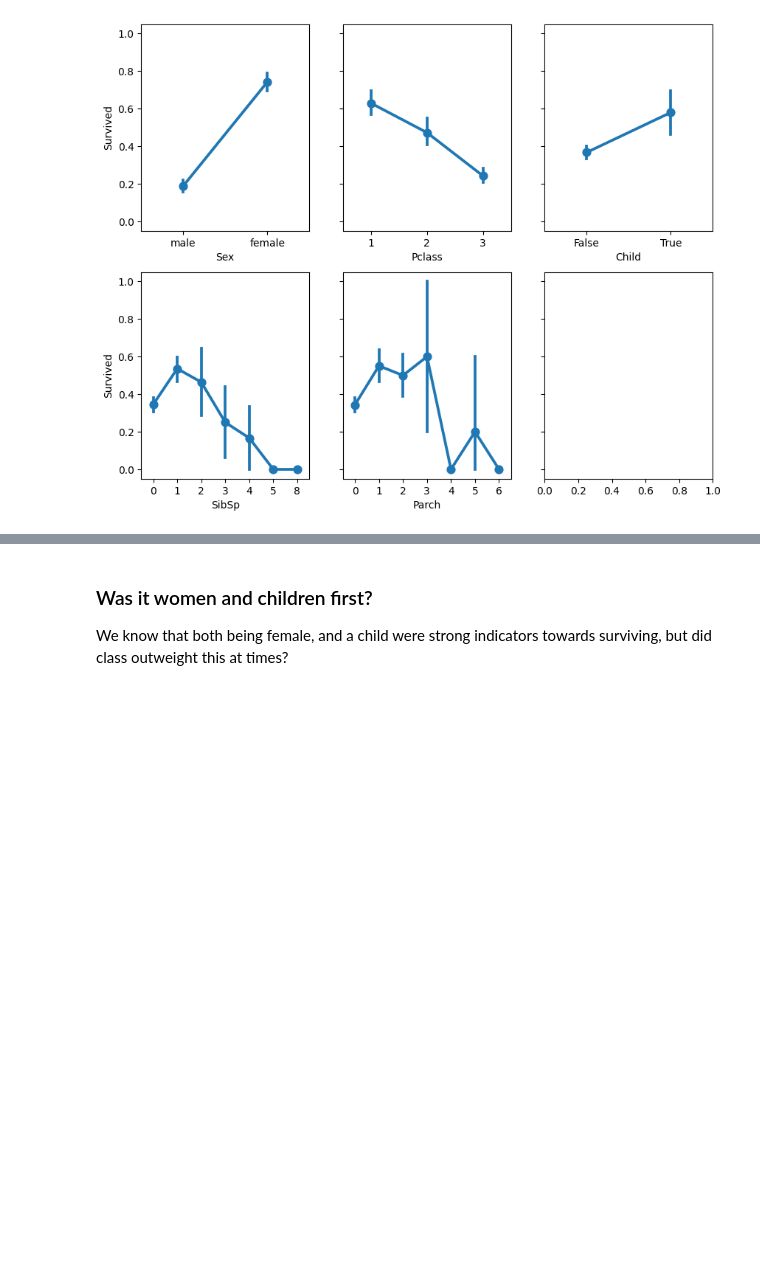
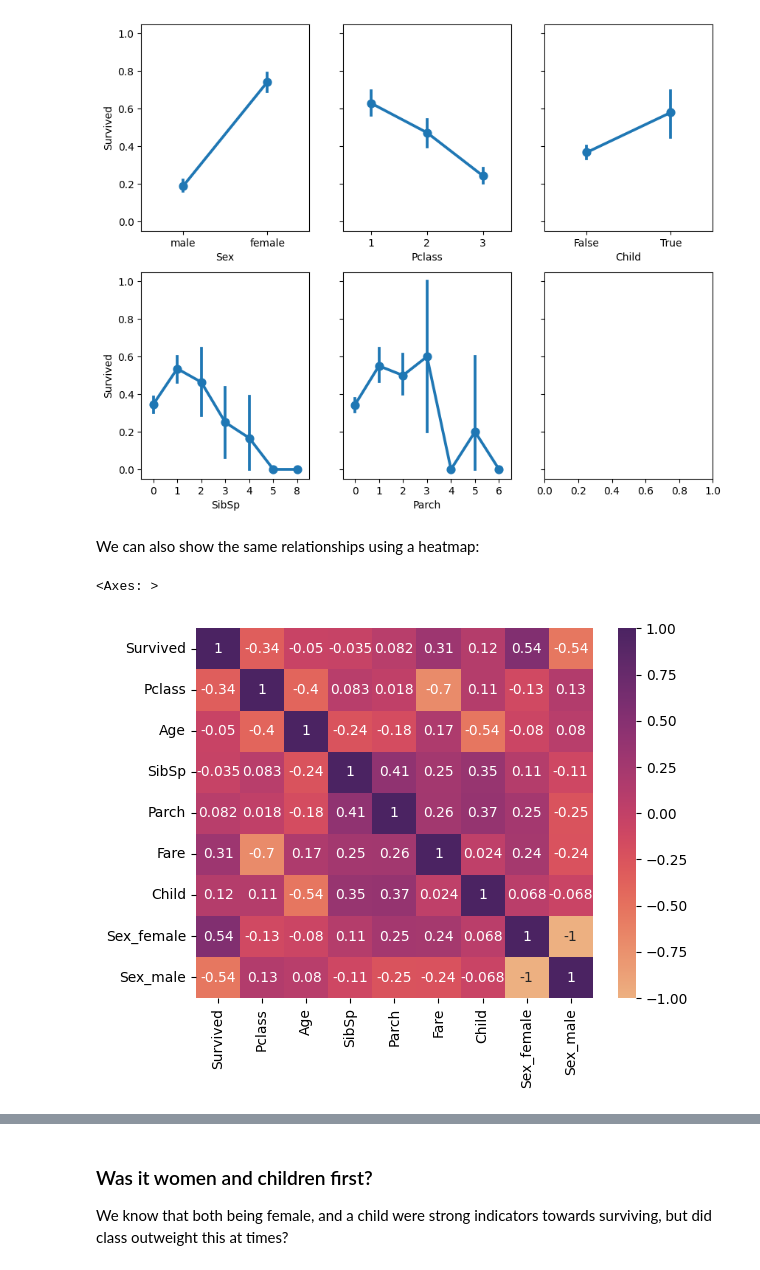
Before and after one commit to ninjaMog/titanic_EDA, a Jupyter notebook: titanic.ipynb, the cells around one changed output, grey strips where cells are left out. Drawn from its saved outputs; the diff is of its cells as text; code cells hidden in the pictures; blank space fills up the shorter version.

Commit message:
Added heatmap showing correlations

```diff
--- a/titanic.ipynb
+++ b/titanic.ipynb
@@ -298,6 +298,16 @@ sns.pointplot(df, x='Parch', y="Survived", ax=ax[1][1])
 # %% [output]
 <Axes: xlabel='Parch', ylabel='Survived'>
 [figure]
+# %% [markdown]
+We can also show the same relationships using a heatmap:
+# %%
+heatmap_df = df.drop(columns=['PassengerId'])
+heatmap_df = pd.get_dummies(heatmap_df, columns=["Sex"])
+corr = heatmap_df.corr(numeric_only = True)
+sns.heatmap(corr, annot=True, cmap="flare")
+# %% [output]
+<Axes: >
+[figure, added]
 # %% [markdown]
 ### Sex is the most important factor
 
```
Also changed, not shown: parts of 2 cells of this notebook.
